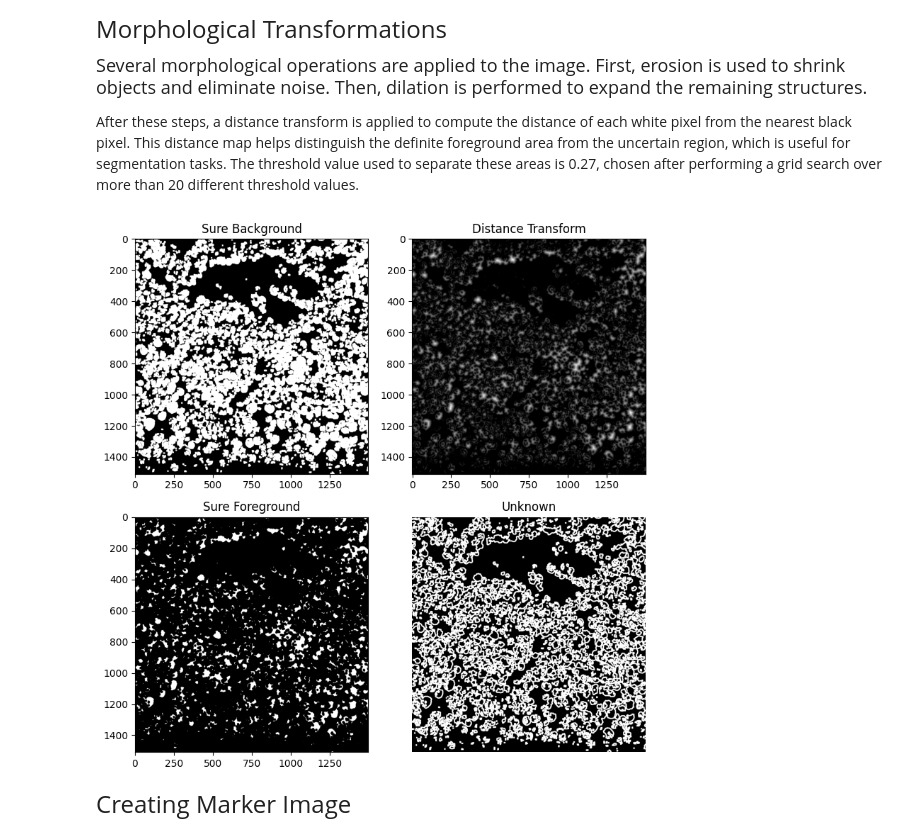
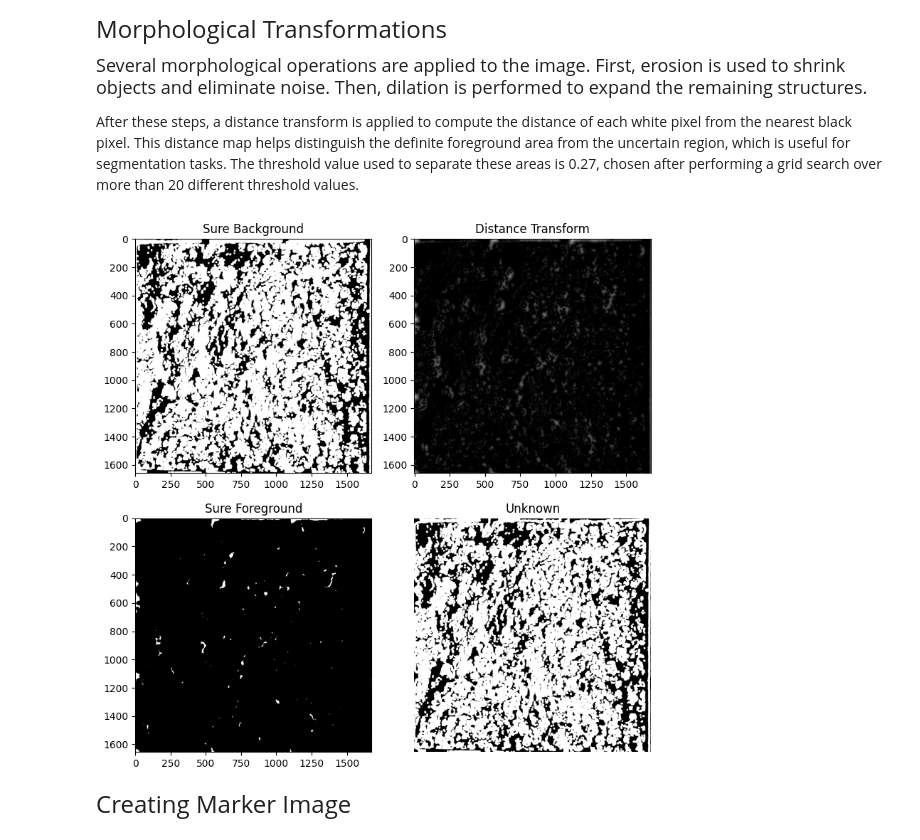
Before and after one commit to arses-ui/Barnacles, a Jupyter notebook: scripts/traditionalcv.ipynb, the cells around one changed output. Drawn from its saved outputs; the diff is of its cells as text; code cells hidden in the pictures.

```diff
--- a/scripts/traditionalcv.ipynb
+++ b/scripts/traditionalcv.ipynb
@@ -19,7 +19,7 @@ from PIL import Image
 <font size=4> The following pipeline is demonstrated using one of the images provided for the challenge. Feel free to test it on other images as well. However, a quick disclaimer: since this technique is entirely manual and does not leverage any state-of-the-art computer vision models specifically trained to count barnacles, it may produce false positives on images that do not contain barnacles. This pipeline assumes that the input images, like those provided in the challenge, consist solely of barnacle-covered surfaces.
 # %%
 THRESHOLD =0.27 #Optimal threshold decided based on a manual grid search across 20+ different values
-image_path = "sample_image.png"
+image_path = "sample_image2.png"
 # %%
 image = Image.open(image_path).convert("RGB")
 grayscale_image = image.convert("L")
@@ -79,34 +79,34 @@ After these steps, a distance transform is applied to compute the distance of ea
 # %%
 # Create subplots with 2 rows and 2 columns
 fig, axes = plt.subplots(nrows=2, ncols=2, figsize=(8, 8))
 
 # sure background area
-intermediary_bg = cv2.erode(cleaned_image, kernel, iterations=3)
-sure_bg = cv2.dilate(intermediary_bg, kernel, iterations=4)
+# intermediary_bg = cv2.erode(cleaned_image, kernel, iterations=3)
+sure_bg = cv2.dilate(cleaned_image, kernel, iterations=4)
 axes[0,0].imshow(sure_bg, cmap='gray') # Corrected line
 axes[0, 0].set_title('Sure Background')
 
 # Distance transform
 dist = cv2.distanceTransform(cleaned_image, cv2.DIST_L2,5)
 axes[0,1].imshow(dist, cmap='gray') # Corrected line
 axes[0, 1].set_title('Distance Transform')
 
 # foreground area
 ret, sure_fg = cv2.threshold(dist, THRESHOLD * dist.max(), 255, cv2.THRESH_BINARY)
 sure_fg = sure_fg.astype(np.uint8)
 axes[1,0].imshow(sure_fg, cmap='gray') # Corrected line
 axes[1, 0].set_title('Sure Foreground')
 
 # unknown area
 unknown = cv2.subtract(sure_bg, sure_fg)
 axes[1,1].imshow(unknown, cmap='gray') # Corrected line
 axes[1, 1].set_title('Unknown')
 
 plt.tight_layout() # Adjust layout to prevent titles/labels from overlapping
 plt.axis('off')
 plt.show()
 # %% [output]
-[figure, old version]
+[figure, new version]
 # %% [markdown]
 <font size = 5> Creating Marker Image
 # %% [markdown]
```
Also changed, not shown: parts of 13 cells of this notebook, 9 other files.
